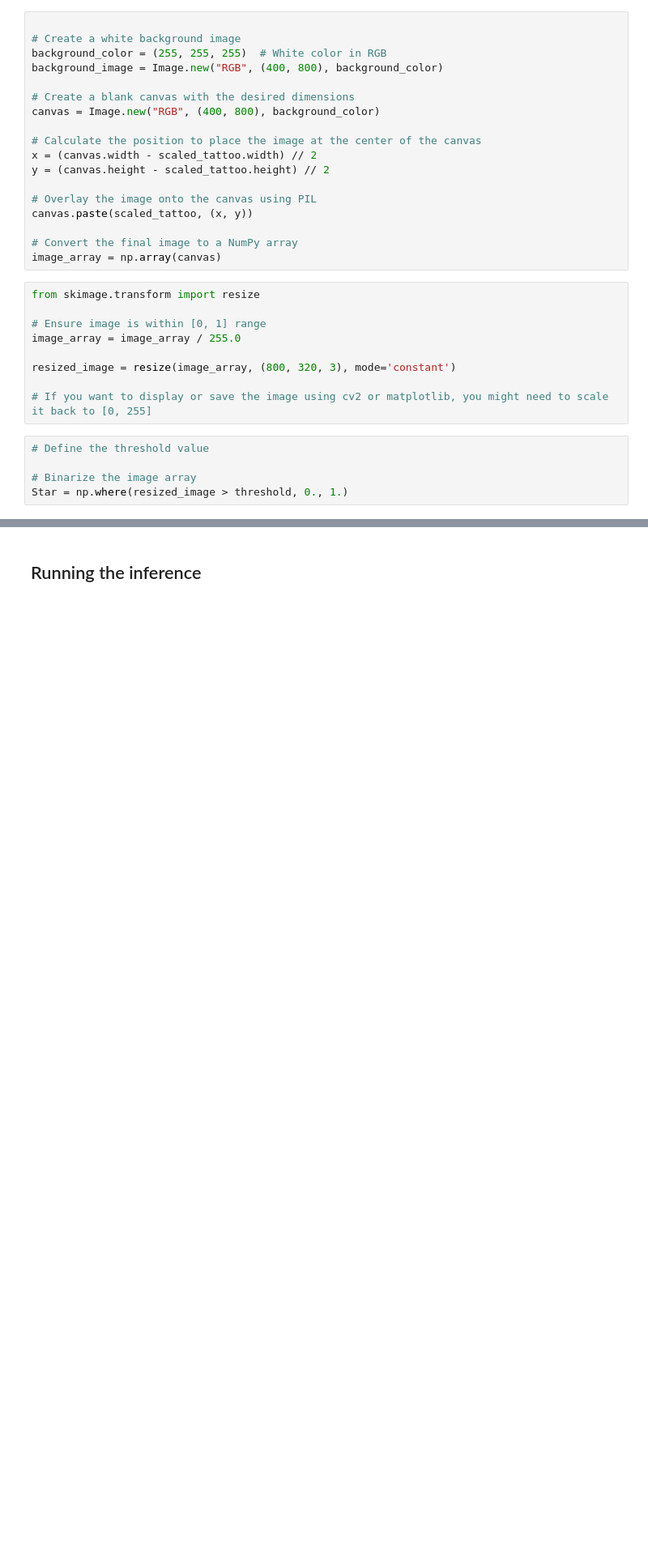
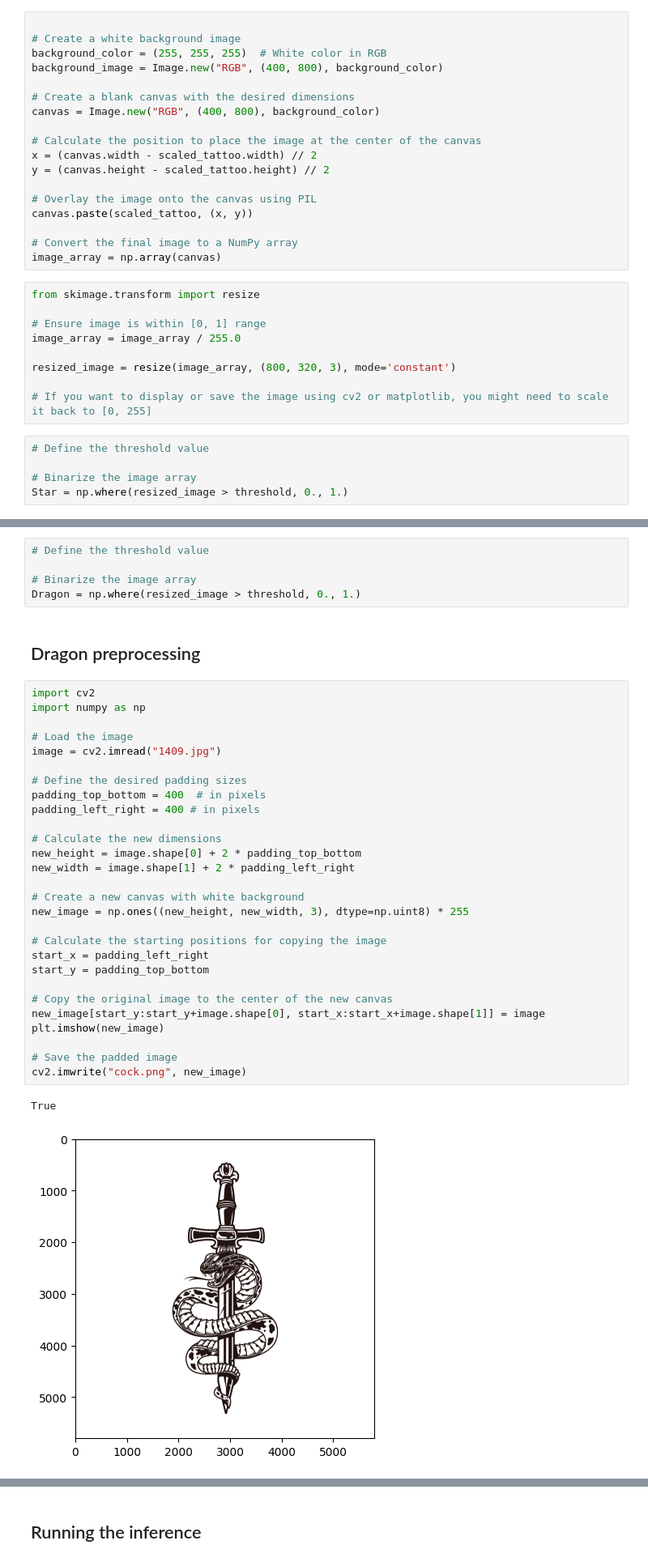
Before and after one commit to 101Viper777/keypoint-Inference, a Jupyter notebook: showcase.ipynb, the cells around one changed output, grey strips where cells are left out. Shown at 81% size. Saved outputs shown, nothing was run; the diff lists cells and outputs as text; blank space fills up the shorter version.

```diff
--- a/showcase.ipynb
+++ b/showcase.ipynb
@@ -254,0 +453,38 @@ Star = np.where(resized_image > threshold, 0., 1.)
+# %%
+# Define the threshold value
+
+# Binarize the image array
+Dragon = np.where(resized_image > threshold, 0., 1.)
+# %% [markdown]
+## Dragon preprocessing
+# %%
+import cv2
+import numpy as np
+
+# Load the image
+image = cv2.imread("1409.jpg")
+
+# Define the desired padding sizes
+padding_top_bottom = 400  # in pixels
+padding_left_right = 400 # in pixels
+
+# Calculate the new dimensions
+new_height = image.shape[0] + 2 * padding_top_bottom
+new_width = image.shape[1] + 2 * padding_left_right
+
+# Create a new canvas with white background
+new_image = np.ones((new_height, new_width, 3), dtype=np.uint8) * 255
+
+# Calculate the starting positions for copying the image
+start_x = padding_left_right
+start_y = padding_top_bottom
+
+# Copy the original image to the center of the new canvas
+new_image[start_y:start_y+image.shape[0], start_x:start_x+image.shape[1]] = image
+plt.imshow(new_image)
+
+# Save the padded image
+cv2.imwrite("cock.png", new_image)
+# %% [output]
+True
+[figure, added]
```
Also changed, not shown: parts of 22 cells of this notebook, 8 other files.
